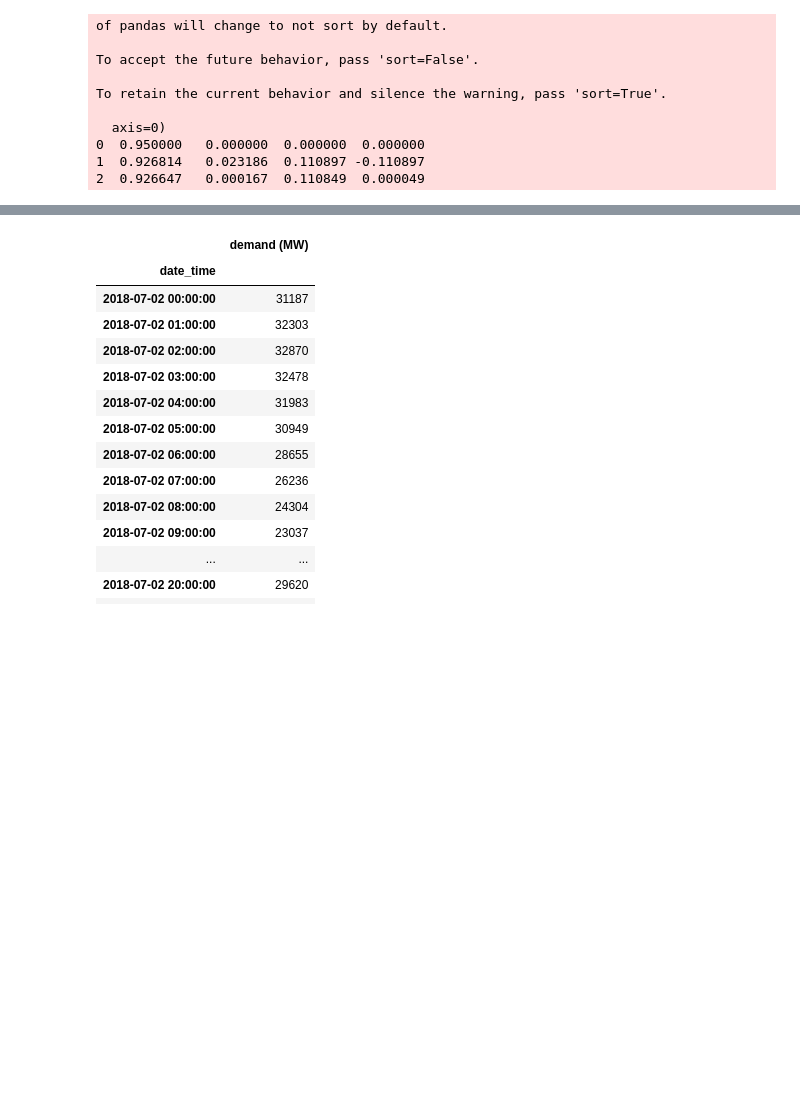
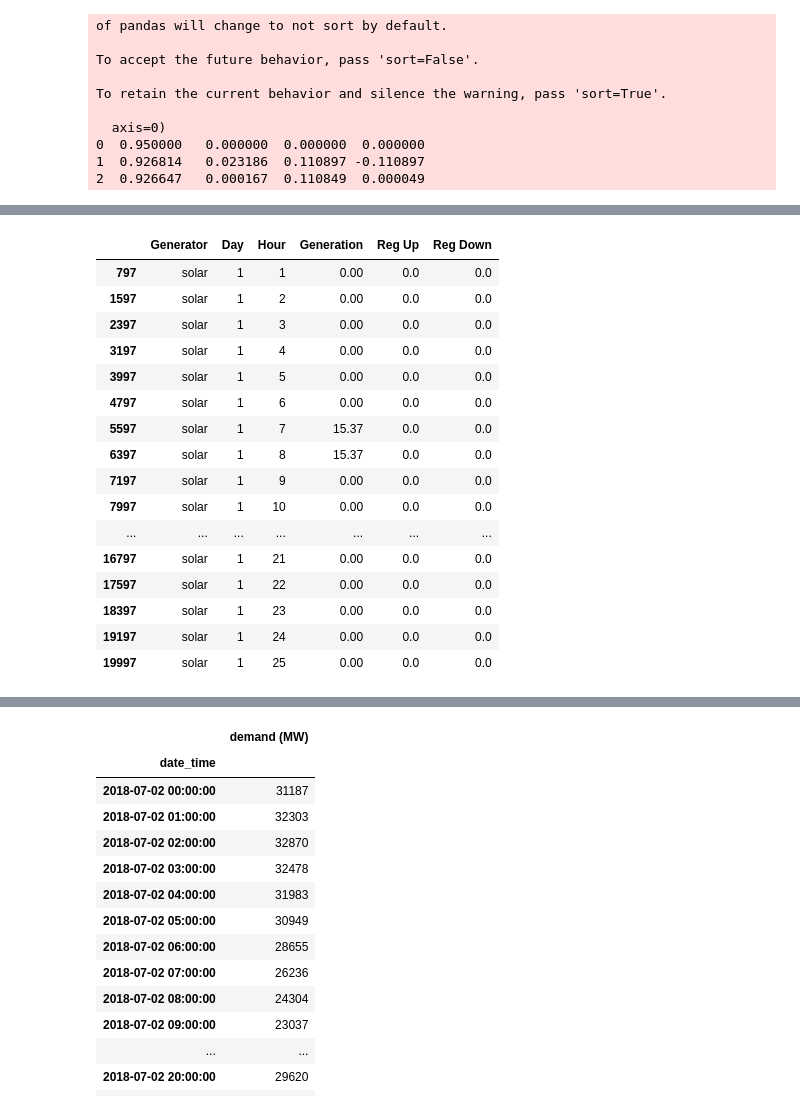
Before and after one commit to MeiyeW/V2G_PROJECT, a Jupyter notebook: Final/Iteration.ipynb, the cells around one changed output, grey strips where cells are left out. Drawn from its saved outputs; the diff is of its cells as text; code cells hidden in the pictures; blank space fills up the shorter version.

```diff
--- a/Final/Iteration.ipynb
+++ b/Final/Iteration.ipynb
@@ -79,0 +187,22 @@ To retain the current behavior and silence the warning, pass 'sort=True'.
+# %%
+mwh_pd_gr_s=mwh_pd[mwh_pd['Generator']=='solar']
+
+mwh_pd_gr_s
+# %% [output]
+|  | Generator | Day | Hour | Generation | Reg Up | Reg Down |
+| 797 | solar | 1 | 1 | 0.00 | 0.0 | 0.0 |
+| 1597 | solar | 1 | 2 | 0.00 | 0.0 | 0.0 |
+| 2397 | solar | 1 | 3 | 0.00 | 0.0 | 0.0 |
+| 3197 | solar | 1 | 4 | 0.00 | 0.0 | 0.0 |
+| 3997 | solar | 1 | 5 | 0.00 | 0.0 | 0.0 |
+| 4797 | solar | 1 | 6 | 0.00 | 0.0 | 0.0 |
+| 5597 | solar | 1 | 7 | 15.37 | 0.0 | 0.0 |
+| 6397 | solar | 1 | 8 | 15.37 | 0.0 | 0.0 |
+| 7197 | solar | 1 | 9 | 0.00 | 0.0 | 0.0 |
+| 7997 | solar | 1 | 10 | 0.00 | 0.0 | 0.0 |
+| ... | ... | ... | ... | ... | ... | ... |
+| 16797 | solar | 1 | 21 | 0.00 | 0.0 | 0.0 |
+| 17597 | solar | 1 | 22 | 0.00 | 0.0 | 0.0 |
+| 18397 | solar | 1 | 23 | 0.00 | 0.0 | 0.0 |
+| 19197 | solar | 1 | 24 | 0.00 | 0.0 | 0.0 |
+| 19997 | solar | 1 | 25 | 0.00 | 0.0 | 0.0 |
```
Also changed, not shown: parts of 11 cells of this notebook, 36 other files.
